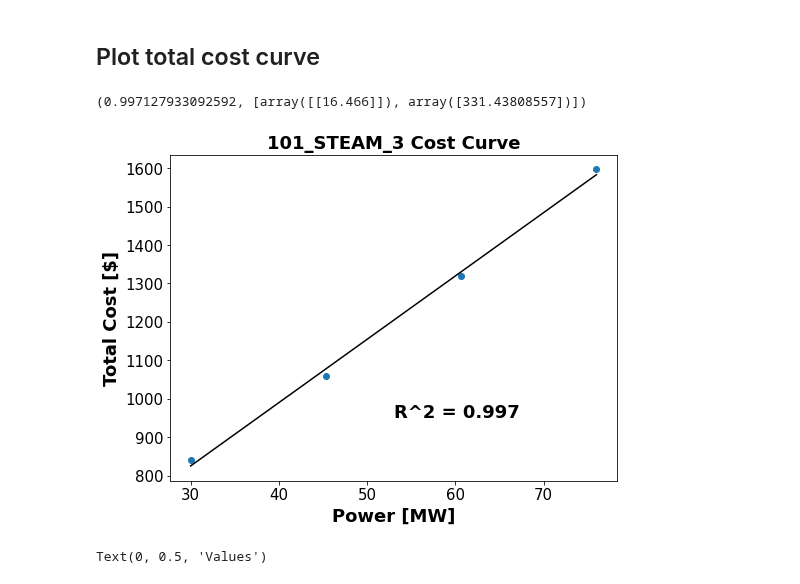
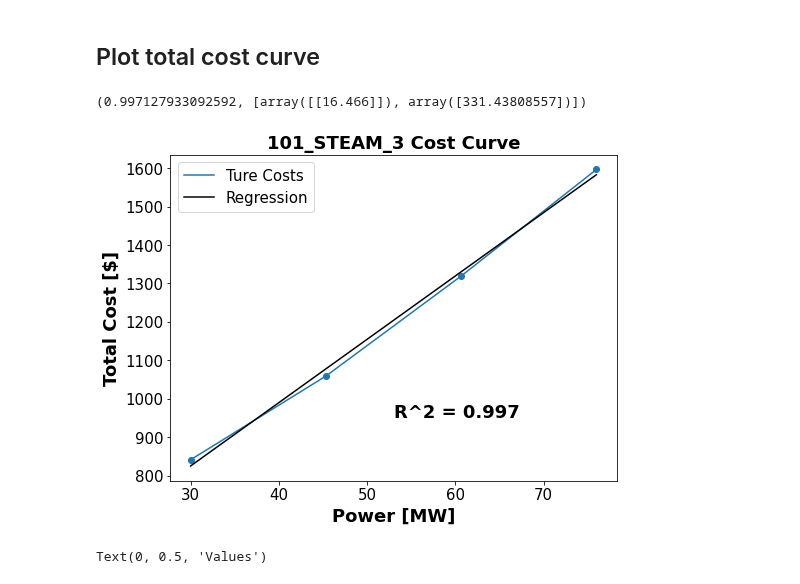
Before and after one commit to Xinhe-Chen/dispatches, a Jupyter notebook: dispatches/improved_pt/result_analysis/Make_marginal_price_plots.ipynb, the cells around one changed output. Drawn from its saved outputs; the diff is of its cells as text; code cells hidden in the pictures.

```diff
--- a/dispatches/improved_pt/result_analysis/Make_marginal_price_plots.ipynb
+++ b/dispatches/improved_pt/result_analysis/Make_marginal_price_plots.ipynb
@@ -305,35 +305,37 @@ gen = '101_STEAM_3'
 from sklearn.linear_model import LinearRegression
 
 def linear_reg_and_plot(gen, plot=True):
     cost, power = calculate_piecewise_costs(gen)
 
     # linear regression
     X = np.array([power]).reshape(-1, 1)
     y = np.array(cost).reshape(-1, 1)
     reg = LinearRegression().fit(X, y)
     r2 = reg.score(X, y)
     reg_param = [reg.coef_, reg.intercept_]
 
     if plot:
         # plot original points
         fig, ax = plt.subplots(figsize=(8,6))
         font1 = {'weight': 'bold', 'size': 18}
         ax.scatter(power, cost)
+        ax.plot(power, cost, label='Ture Costs')
         ax.tick_params(axis='both', which='major', labelsize=15)
         ax.set_xlabel('Power [MW]', font=font1)
         ax.set_ylabel('Total Cost [$]', font=font1)
         ax.set_title(f'{gen} Cost Curve', font=font1)
         ax.text((power[-3]+power[-2])/2, (cost[0]+cost[1])/2, f"R^2 = {np.round(r2, 3)}", font=font1)
         xsp = np.linspace(min(power), max(power))
         ypred = reg.coef_*xsp + reg.intercept_
-        ax.plot(xsp, ypred.reshape(-1, 1), c='k')
+        ax.plot(xsp, ypred.reshape(-1, 1), c='k', label='Regression')
+        ax.legend(prop={'size': 15})
 
     return r2, reg_param
 
 linear_reg_and_plot(gen, plot=True)
 # %% [output]
 (0.997127933092592, [array([[16.466]]), array([331.43808557])])
-[figure, old version]
+[figure, new version]
 # %%
 # get regression r2 for all generators
 linear_reg_param = {}
```
Also changed, not shown: 2 other files.
